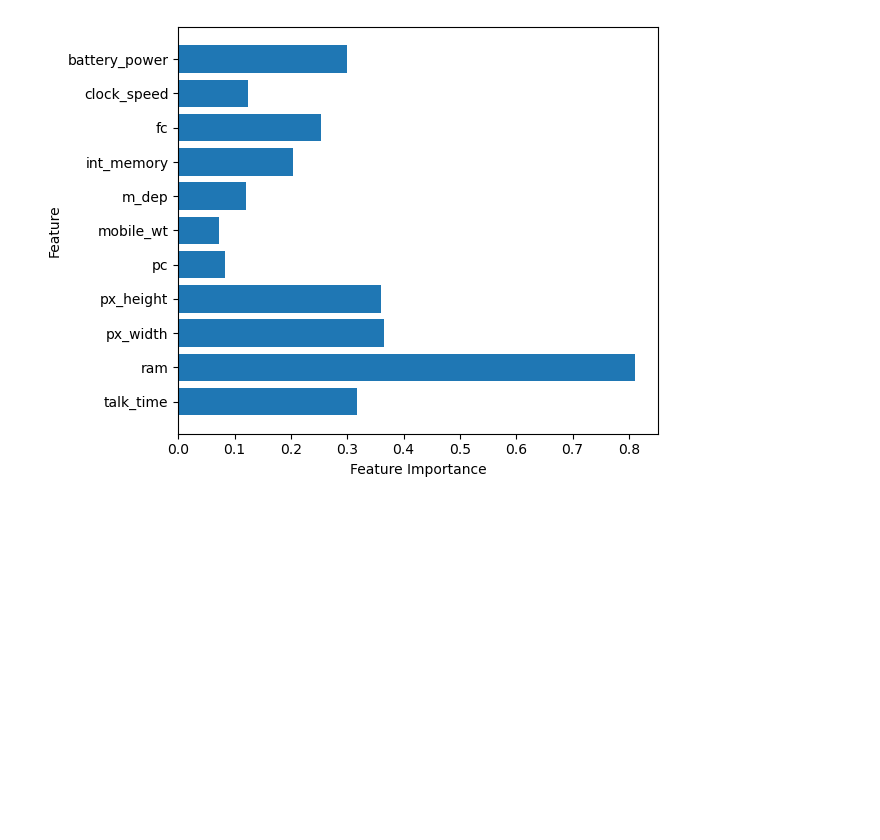
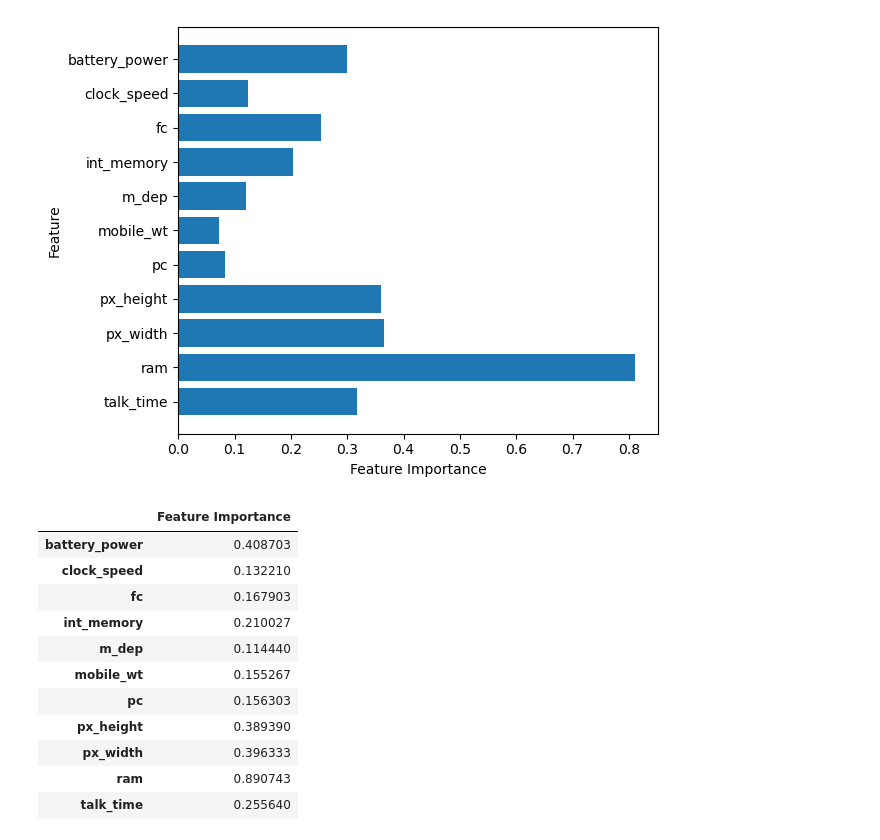
Before and after one commit to EddieConti/CID, a Jupyter notebook: Examples/Introduction_Multiclass.ipynb, the cells around one changed output. Cells and saved outputs as stored; diff of their text form; code cells hidden in the pictures; blank space fills up the shorter version.

```diff
--- a/Examples/Introduction_Multiclass.ipynb
+++ b/Examples/Introduction_Multiclass.ipynb
@@ -13,7 +13,7 @@ import CID_numerical
 The main difference from *Introduction_Binary_Classification* is that we just need to preprocess the dataset. In simple terms, if we consider a multiclass problem as $$f\colon \mathbb{R}^n \to \{0,1,\ldots,K\},$$
 then it is sufficient to define $A\subset \{0,1,\ldots,K\}$ and $B=A^c$ and replace the target variable in the dataset with $0$ or $1$ whether $f(x)\in A$ or $f(x)\in B$. If we are interested in a specific value of the target, we could set $A=s$, where $s \in \{0,1,\ldots,K\}$ and $B=A^c$.
 # %%
-df = pd.read_csv('mobile.csv')
+df = pd.read_csv('Dataset/mobile.csv')
 
 print(df.head(5))
 
@@ -60,10 +60,21 @@ Accuracy:  0.91125
 # %% [markdown]
 ### CID Explanation
 # %%
-CID_explainer = CID_numerical.CIDNumericalExplainer(train_dataset,model,
-                                                    cf_method='neighbors',
+from Initializer import KNeighbors
+
+Knn = KNeighbors(model=model,
+                training_data=train_dataset,
+                features_names=x_train.columns.tolist()
+                )
+
+
+CID_explainer = CID_numerical.CIDNumericalExplainer(training_data=train_dataset,
                                                     features_names=x_train.columns.tolist(),
-                                                    target_ft_name='price_range')
+                                                    target_ft_name='price_range',
+                                                    model=model,
+                                                    cf_function=Knn,
+                                                )
+
 
 # Instance we want to explain
 instance = x_train[5:6] # <- has a classification of 1
@@ -80,2 +85,17 @@ CID_explainer.visualize_feature_importances(feature_importances,output=False)
 # %% [output]
 [figure]
+# %%
+CID_explainer.global_explanation()
+# %% [output]
+|  | Feature Importance |
+| battery_power | 0.408703 |
+| clock_speed | 0.132210 |
+| fc | 0.167903 |
+| int_memory | 0.210027 |
+| m_dep | 0.114440 |
+| mobile_wt | 0.155267 |
+| pc | 0.156303 |
+| px_height | 0.389390 |
+| px_width | 0.396333 |
+| ram | 0.890743 |
+| talk_time | 0.255640 |
```
Also changed, not shown: parts of 3 cells of this notebook, 4 other files.
